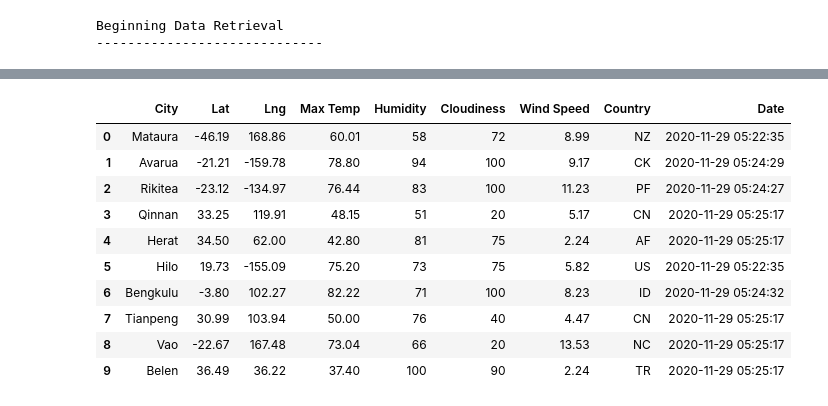
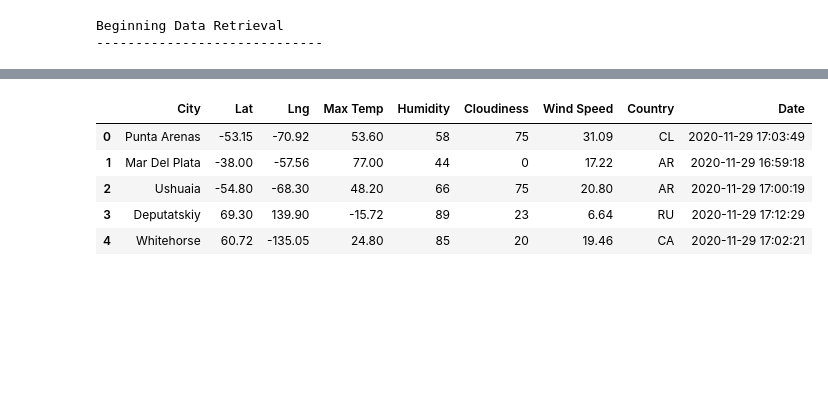
Before and after one commit to xikang1/World_Weather_Analysis, a Jupyter notebook: WeatherPy.ipynb, the cells around one changed output, grey strips where cells are left out. Cells and saved outputs as stored; diff of their text form; code cells hidden in the pictures; blank space fills up the shorter version.

```diff
--- a/WeatherPy.ipynb
+++ b/WeatherPy.ipynb
@@ -126,19 +126,14 @@ Data Retrieval Complete
 # %%
 # Convert the array of dictionaries to a Pandas DataFrame.
 city_data_df = pd.DataFrame(city_data)
-city_data_df.head(10)
+city_data_df.head()
 # %% [output]
 |  | City | Lat | Lng | Max Temp | Humidity | Cloudiness | Wind Speed | Country | Date |
-| 0 | Mataura | -46.19 | 168.86 | 60.01 | 58 | 72 | 8.99 | NZ | 2020-11-29 05:22:35 |
-| 1 | Avarua | -21.21 | -159.78 | 78.80 | 94 | 100 | 9.17 | CK | 2020-11-29 05:24:29 |
-| 2 | Rikitea | -23.12 | -134.97 | 76.44 | 83 | 100 | 11.23 | PF | 2020-11-29 05:24:27 |
-| 3 | Qinnan | 33.25 | 119.91 | 48.15 | 51 | 20 | 5.17 | CN | 2020-11-29 05:25:17 |
-| 4 | Herat | 34.50 | 62.00 | 42.80 | 81 | 75 | 2.24 | AF | 2020-11-29 05:25:17 |
-| 5 | Hilo | 19.73 | -155.09 | 75.20 | 73 | 75 | 5.82 | US | 2020-11-29 05:22:35 |
-| 6 | Bengkulu | -3.80 | 102.27 | 82.22 | 71 | 100 | 8.23 | ID | 2020-11-29 05:24:32 |
-| 7 | Tianpeng | 30.99 | 103.94 | 50.00 | 76 | 40 | 4.47 | CN | 2020-11-29 05:25:17 |
-| 8 | Vao | -22.67 | 167.48 | 73.04 | 66 | 20 | 13.53 | NC | 2020-11-29 05:25:17 |
-| 9 | Belen | 36.49 | 36.22 | 37.40 | 100 | 90 | 2.24 | TR | 2020-11-29 05:25:17 |
+| 0 | Punta Arenas | -53.15 | -70.92 | 53.60 | 58 | 75 | 31.09 | CL | 2020-11-29 17:03:49 |
+| 1 | Mar Del Plata | -38.00 | -57.56 | 77.00 | 44 | 0 | 17.22 | AR | 2020-11-29 16:59:18 |
+| 2 | Ushuaia | -54.80 | -68.30 | 48.20 | 66 | 75 | 20.80 | AR | 2020-11-29 17:00:19 |
+| 3 | Deputatskiy | 69.30 | 139.90 | -15.72 | 89 | 23 | 6.64 | RU | 2020-11-29 17:12:29 |
+| 4 | Whitehorse | 60.72 | -135.05 | 24.80 | 85 | 20 | 19.46 | CA | 2020-11-29 17:02:21 |
 # %%
 new_city_data_order=["City","Country","Date","Lat","Lng","Max Temp","Humidity","Cloudiness","Wind Speed"]
 city_data_df=city_data_df[new_city_data_order]
```
Also changed, not shown: parts of 8 cells of this notebook, 5 other files.
